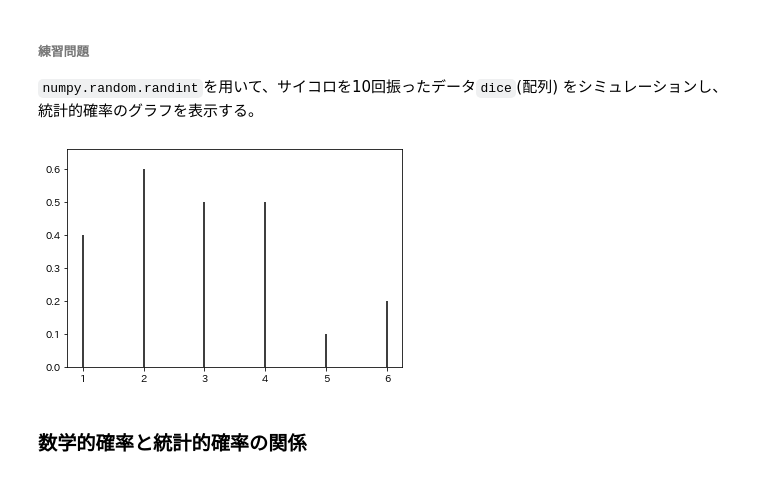
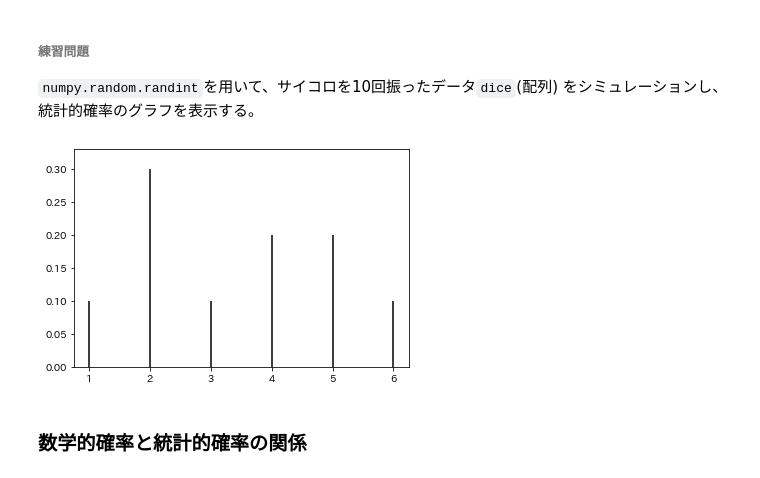
Before and after one commit to zukein/data-science-lecture, a Jupyter notebook: workspace/beginner/distribution.ipynb, the cells around one changed output. Cells and saved outputs as stored; diff of their text form; code cells hidden in the pictures.

```diff
--- a/workspace/beginner/distribution.ipynb
+++ b/workspace/beginner/distribution.ipynb
@@ -68,12 +68,13 @@ np.random.randint??
 # %%
 np.random.seed(1234)
 dice = np.random.randint(1, 7, 10)
-prob = dice / dice.size
-plt.vlines(np.arange(1, 7), 0, prob)
+unique, counts = np.unique(dice, return_counts=True)
+prob = counts / counts.sum()
+plt.vlines(unique, 0, prob)
 plt.ylim((0, prob.max() * 1.1))
 plt.show()
 # %% [output]
-[figure, old version]
+[figure, new version]
 # %% [markdown]
 ### 数学的確率と統計的確率の関係
 # %% [markdown]
```
Also changed, not shown: parts of 1 cell of this notebook.
